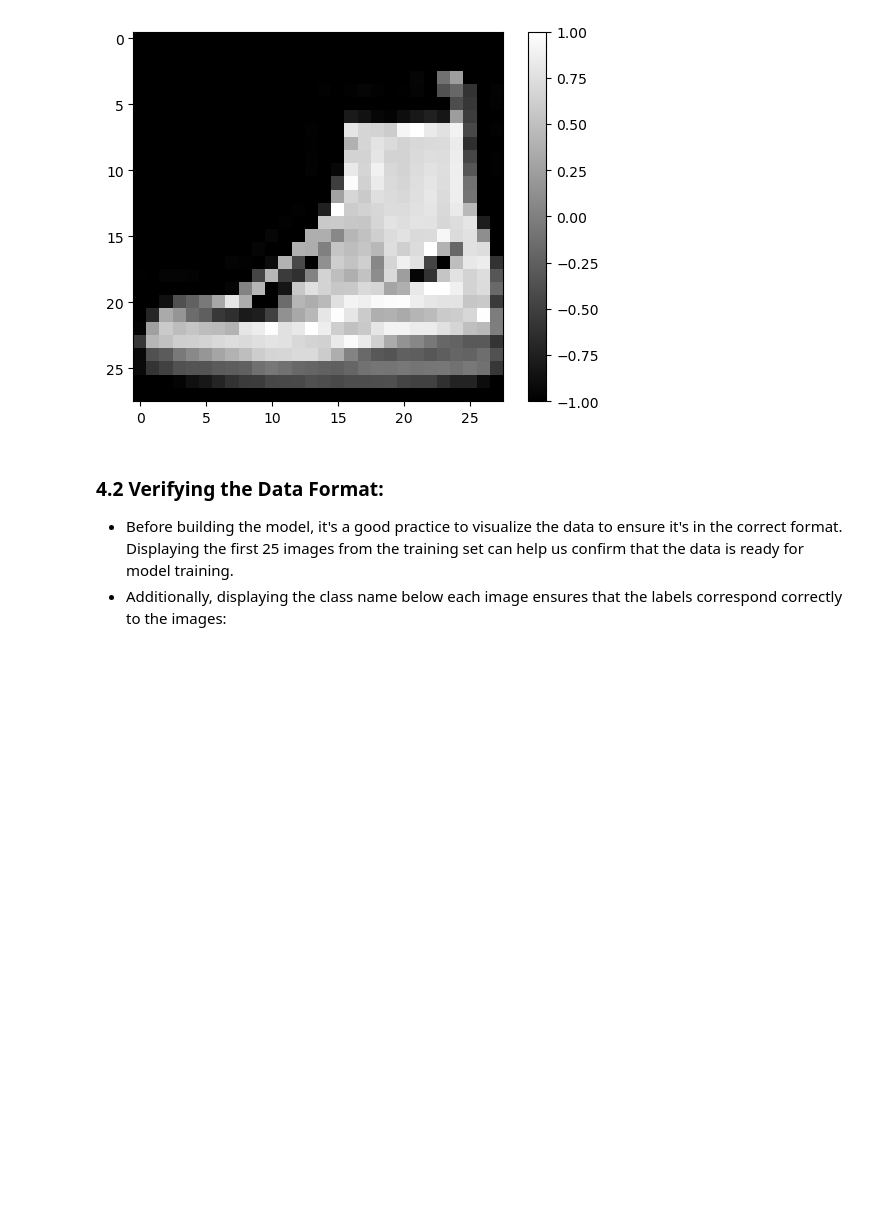
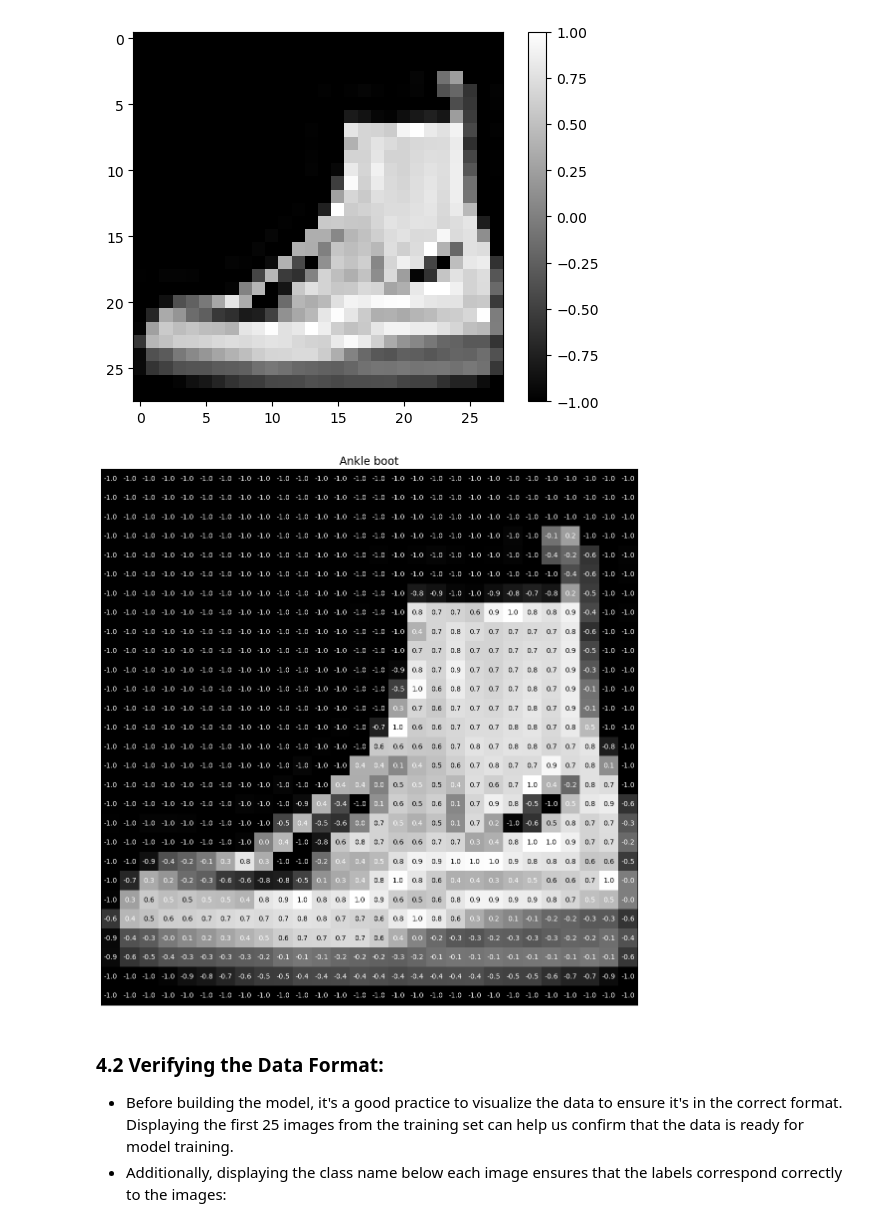
Before and after one commit to murilogustineli/computer-vision-demo, a Jupyter notebook: cv_demo.ipynb, the cells around one changed output. Saved outputs shown, nothing was run; the diff lists cells and outputs as text; code cells hidden in the pictures; blank space fills up the shorter version.

```diff
--- a/cv_demo.ipynb
+++ b/cv_demo.ipynb
@@ -230,6 +230,29 @@ plt.grid(False)
 plt.show()
 # %% [output]
 [figure]
+# %%
+def get_text_color(value:float) -> str:
+    """Returns 'white' for dark pixels and 'black' for light pixels."""
+    return 'white' if value < 0.5 else 'black'
+
+image_numpy = train_images[0][0].squeeze().numpy()
+label = train_labels[0]
+
+# Plotting the image
+plt.figure(figsize=(14,14))
+plt.imshow(image_numpy, cmap='gray')
+plt.title(class_names[label], fontsize=16,)
+plt.grid(False)
+plt.xticks([])
+plt.yticks([])
+
+# Overlaying the pixel values
+for i in range(image_numpy.shape[0]):
+    for j in range(image_numpy.shape[1]):
+        plt.text(j, i, '{:.1f}'.format(image_numpy[i,j]), ha='center', va='center', color=get_text_color(image_numpy[i,j]))
+plt.show()
+# %% [output]
+[figure, added]
 # %% [markdown]
 ### 4.2 Verifying the Data Format:
 
```
Also changed, not shown: parts of 1 cell of this notebook.
